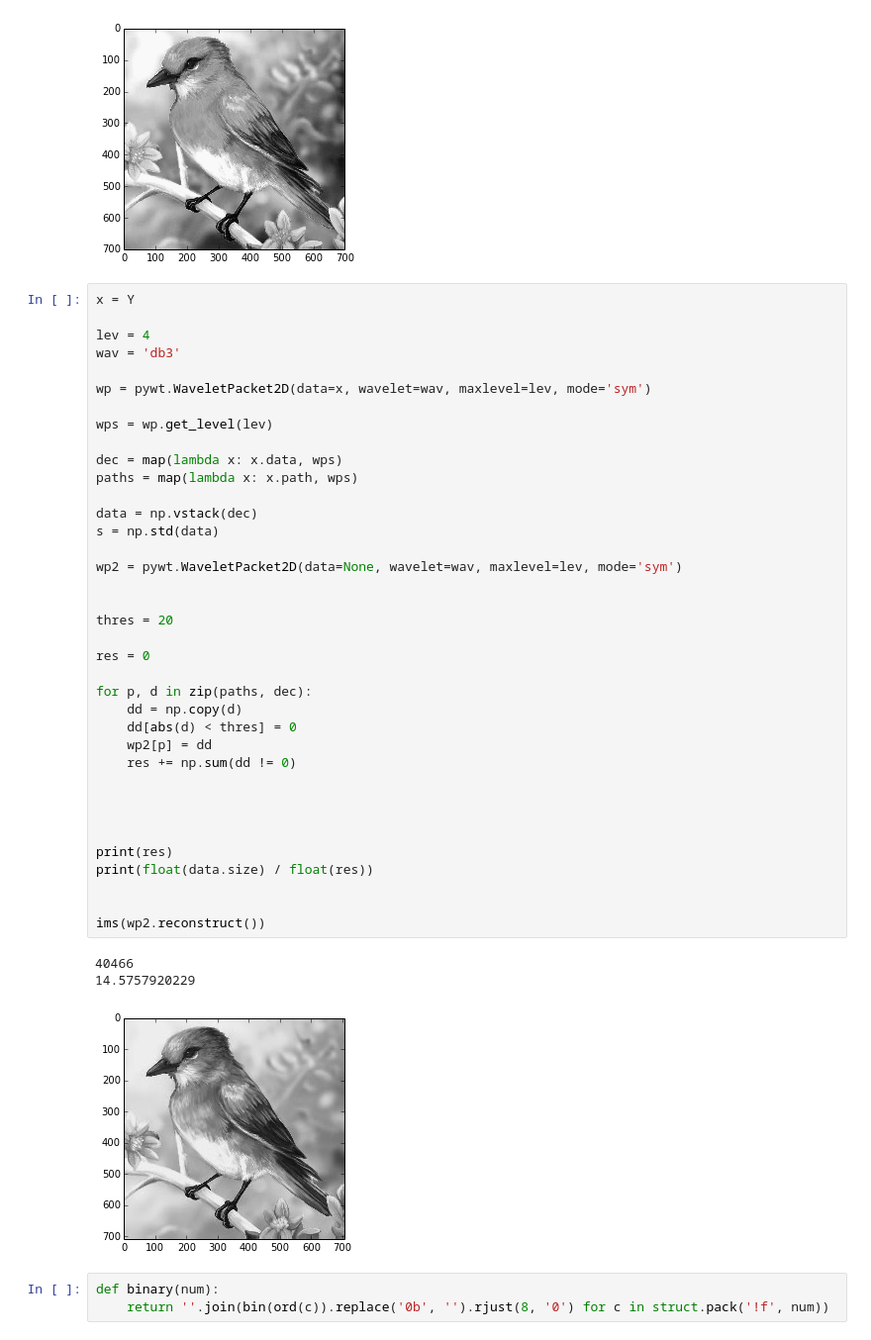
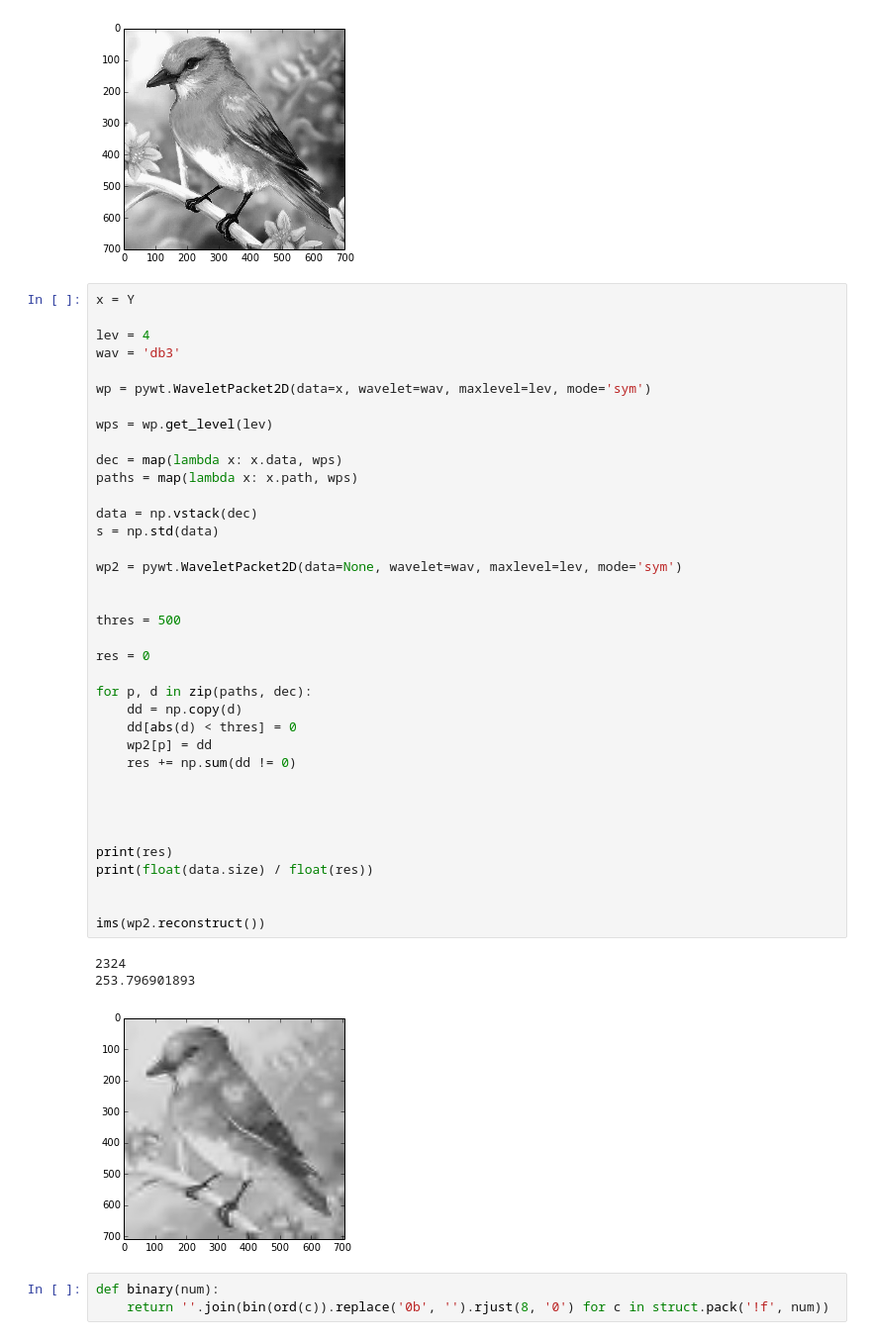
Before and after one commit to lambdaloop/radio-images, a Jupyter notebook: Untitled0.ipynb, the cells around one changed output. Shown: that part at 99% size. Saved outputs shown, nothing was run; the diff lists cells and outputs as text.

```diff
--- a/Untitled0.ipynb
+++ b/Untitled0.ipynb
@@ -68,37 +68,37 @@ wp = pywt.WaveletPacket2D(data=x, wavelet=wav, maxlevel=lev, mode='sym')
 
 wps = wp.get_level(lev)
 
 dec = map(lambda x: x.data, wps)
 paths = map(lambda x: x.path, wps)
 
 data = np.vstack(dec)
 s = np.std(data)
 
 wp2 = pywt.WaveletPacket2D(data=None, wavelet=wav, maxlevel=lev, mode='sym')
 
 
-thres = 20
+thres = 500
 
 res = 0
 
 for p, d in zip(paths, dec):
     dd = np.copy(d)
     dd[abs(d) < thres] = 0
     wp2[p] = dd
     res += np.sum(dd != 0)
 
 
 
 
 print(res)
 print(float(data.size) / float(res))
 
 
 ims(wp2.reconstruct())
 # %% [output]
-40466
-14.5757920229
+2324
+253.796901893
-[figure, old version]
+[figure, new version]
 # %%
 def binary(num):
     return ''.join(bin(ord(c)).replace('0b', '').rjust(8, '0') for c in struct.pack('!f', num))
```
Also changed, not shown: parts of 1 cell of this notebook.
